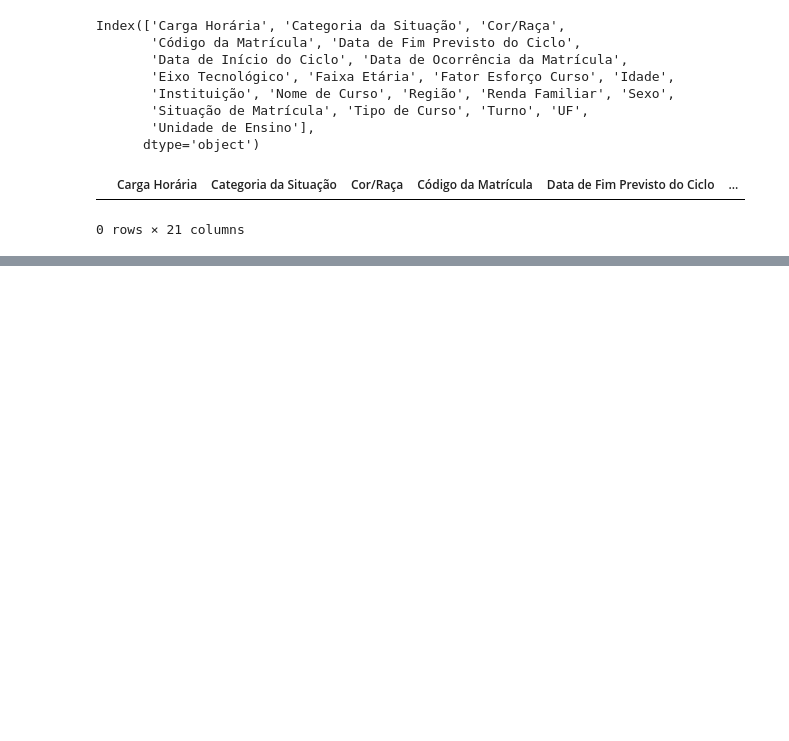
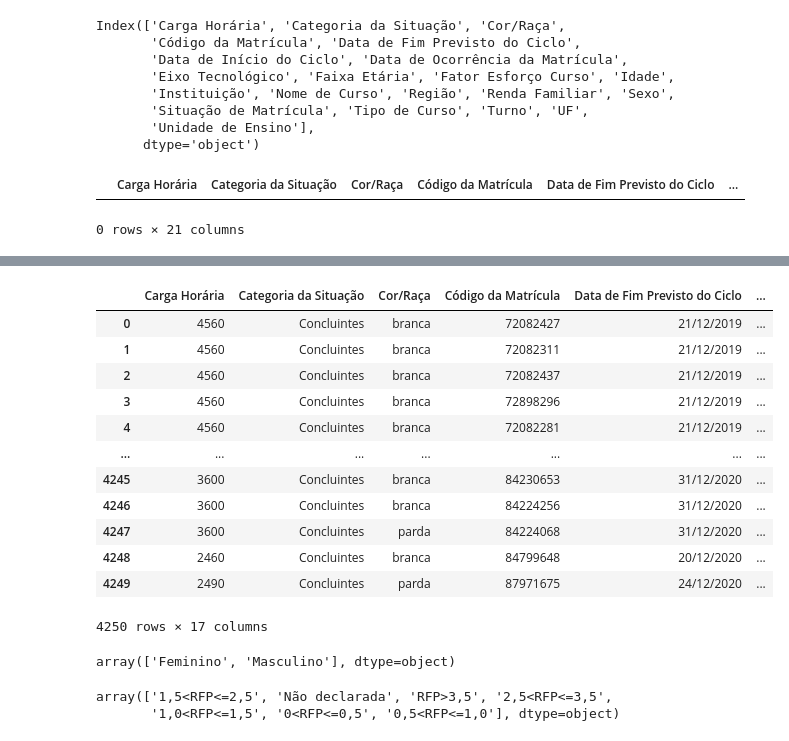
Before and after one commit to Geraldomendes/SchoolDropoutPrediction, a Jupyter notebook: notebooks/prepocessing.ipynb, the cells around one changed output, grey strips where cells are left out. Cells and saved outputs as stored; diff of their text form; code cells hidden in the pictures; blank space fills up the shorter version.

```diff
--- a/notebooks/prepocessing.ipynb
+++ b/notebooks/prepocessing.ipynb
@@ -175,0 +269,20 @@ novo4.to_csv(index=False, path_or_buf='prepocessing.csv')
+# %%
+data
+# %% [output]
+|  | Carga Horária | Categoria da Situação | Cor/Raça | Código da Matrícula | Data de Fim Previsto do Ciclo | ... |
+| 0 | 4560 | Concluintes | branca | 72082427 | 21/12/2019 | ... |
+| 1 | 4560 | Concluintes | branca | 72082311 | 21/12/2019 | ... |
+| 2 | 4560 | Concluintes | branca | 72082437 | 21/12/2019 | ... |
+| 3 | 4560 | Concluintes | branca | 72898296 | 21/12/2019 | ... |
+| 4 | 4560 | Concluintes | branca | 72082281 | 21/12/2019 | ... |
+| ... | ... | ... | ... | ... | ... | ... |
+| 4245 | 3600 | Concluintes | branca | 84230653 | 31/12/2020 | ... |
+| 4246 | 3600 | Concluintes | branca | 84224256 | 31/12/2020 | ... |
+| 4247 | 3600 | Concluintes | parda | 84224068 | 31/12/2020 | ... |
+| 4248 | 2460 | Concluintes | branca | 84799648 | 20/12/2020 | ... |
+| 4249 | 2490 | Concluintes | parda | 87971675 | 24/12/2020 | ... |
+4250 rows × 17 columns
+# %%
+data ['Sexo'].unique()
+# %% [output]
+array(['Feminino', 'Masculino'], dtype=object)
@@ -175,0 +293,5 @@ novo4.to_csv(index=False, path_or_buf='prepocessing.csv')
+# %%
+data ['Renda Familiar'].unique()
+# %% [output]
+array(['1,5<RFP<=2,5', 'Não declarada', 'RFP>3,5', '2,5<RFP<=3,5',
+       '1,0<RFP<=1,5', '0<RFP<=0,5', '0,5<RFP<=1,0'], dtype=object)
```
Also changed, not shown: parts of 23 cells of this notebook.
